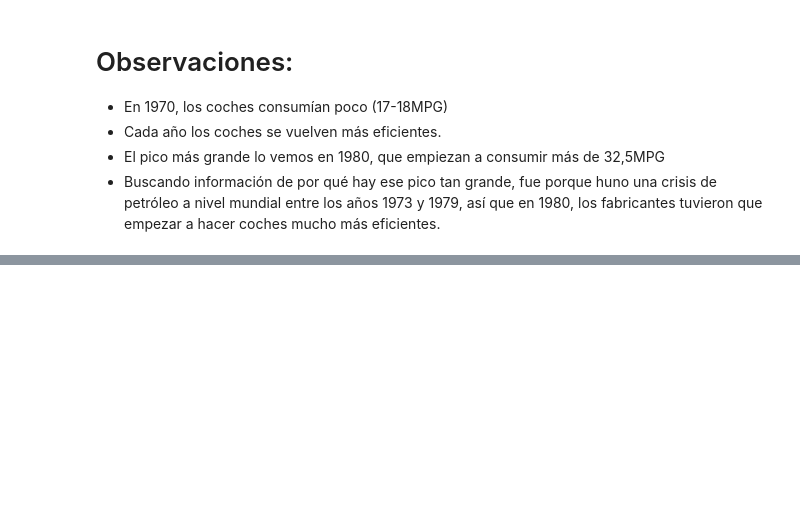
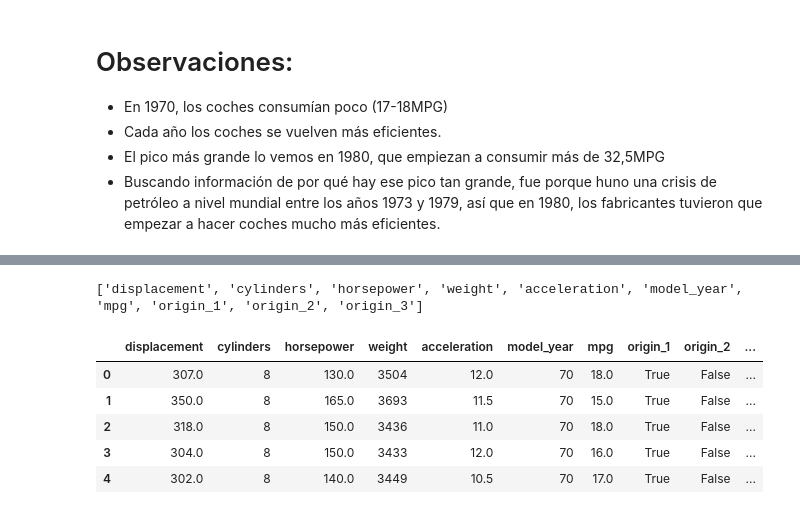
Before and after one commit to erikajcd08/ML_Project_Kickoff_Auto_MPG_Dataset, a Jupyter notebook: 01_notebook.ipynb, the cells around one changed output, grey strips where cells are left out. Saved outputs shown, nothing was run; the diff lists cells and outputs as text; code cells hidden in the pictures; blank space fills up the shorter version.

```diff
--- a/01_notebook.ipynb
+++ b/01_notebook.ipynb
@@ -173,0 +196,17 @@ The `ci` parameter is deprecated. Use `errorbar=None` for the same effect.
+# %%
+# Encoding. Convetir 'origin' a variables dummy
+# origin es 1=USA, 2=Europa, 3=Japón
+# Lo convertimos en 3 columnas binarias
+df = pd.get_dummies(df, columns=['origin'], drop_first=False)
+
+# Verificar resultado
+print(df.columns.tolist())
+df.head()
+# %% [output]
+['displacement', 'cylinders', 'horsepower', 'weight', 'acceleration', 'model_year', 'mpg', 'origin_1', 'origin_2', 'origin_3']
+|  | displacement | cylinders | horsepower | weight | acceleration | model_year | mpg | origin_1 | origin_2 | ... |
+| 0 | 307.0 | 8 | 130.0 | 3504 | 12.0 | 70 | 18.0 | True | False | ... |
+| 1 | 350.0 | 8 | 165.0 | 3693 | 11.5 | 70 | 15.0 | True | False | ... |
+| 2 | 318.0 | 8 | 150.0 | 3436 | 11.0 | 70 | 18.0 | True | False | ... |
+| 3 | 304.0 | 8 | 150.0 | 3433 | 12.0 | 70 | 16.0 | True | False | ... |
+| 4 | 302.0 | 8 | 140.0 | 3449 | 10.5 | 70 | 17.0 | True | False | ... |
```
Also changed, not shown: parts of 3 cells of this notebook.
